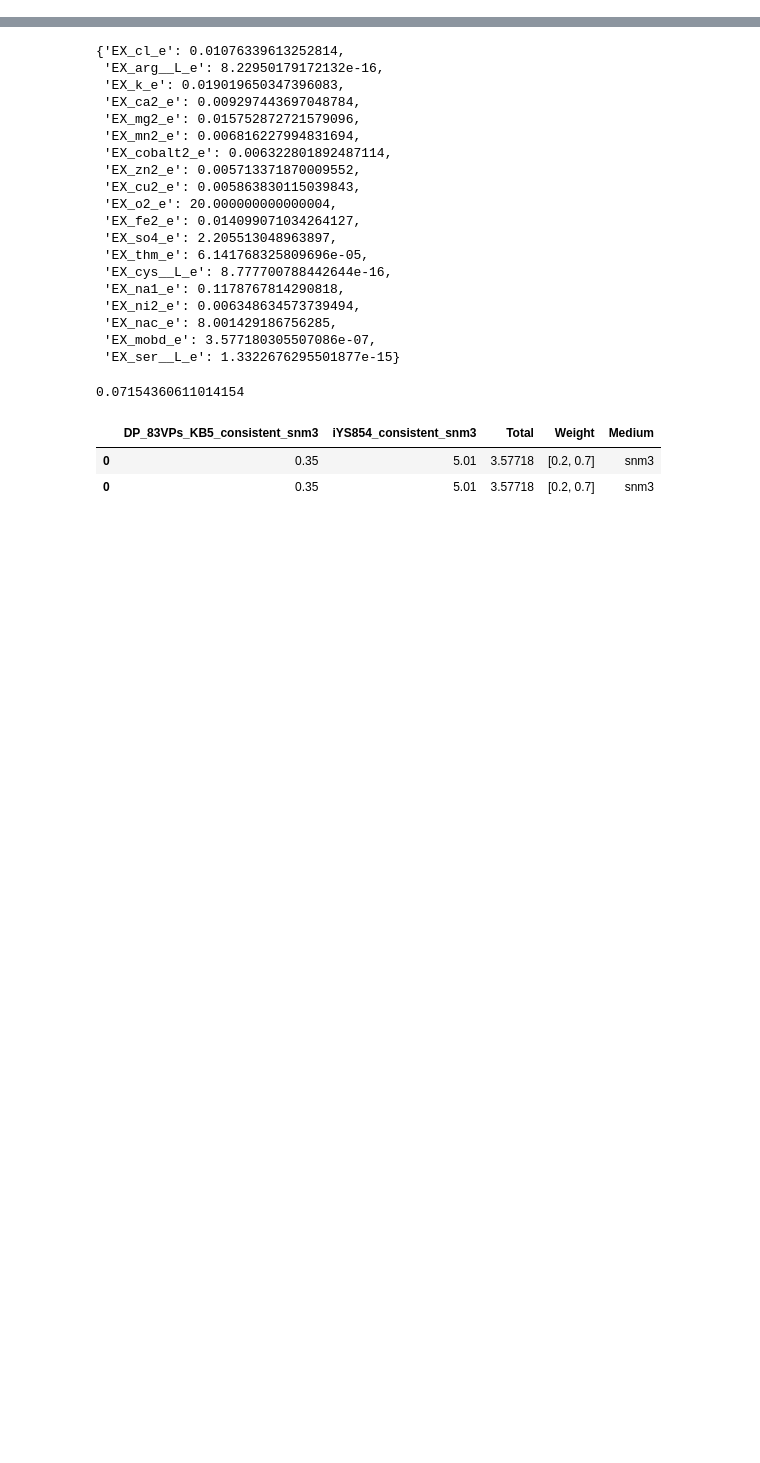
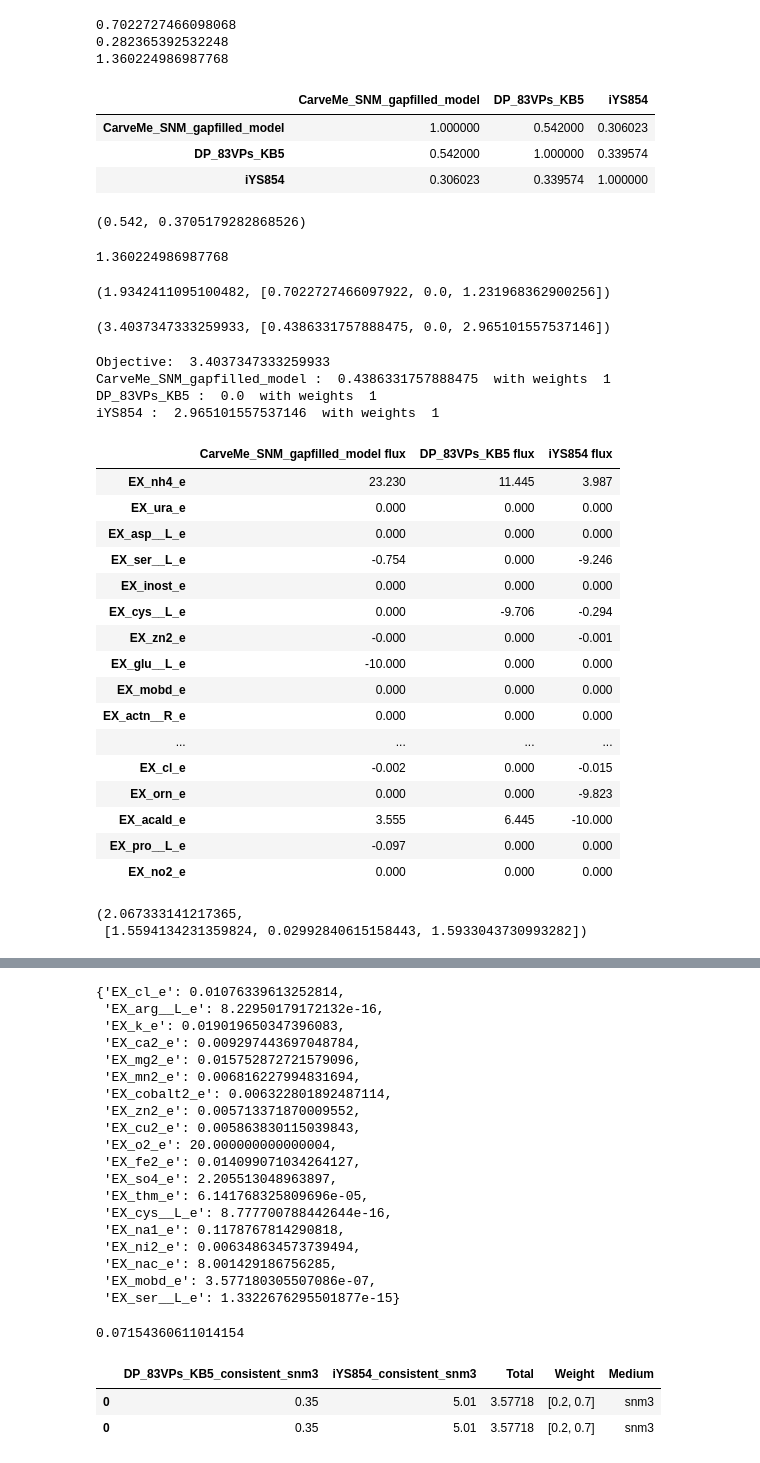
Before and after one commit to manuelgloeckler/ncmw, a Jupyter notebook: testings.ipynb, the cells around one changed output, grey strips where cells are left out. Cells and saved outputs as stored; diff of their text form; code cells hidden in the pictures; blank space fills up the shorter version.

```diff
--- a/testings.ipynb
+++ b/testings.ipynb
@@ -14,0 +17,9 @@ import cobra
+# %%
+models = get_models("models")
+# %%
+for model in models:
+    print(model.slim_optimize())
+# %% [output]
+0.7022727466098068
+0.282365392532248
+1.360224986987768
@@ -14,0 +42,21 @@ import cobra
+# %%
+df1
+# %% [output]
+|  | CarveMe_SNM_gapfilled_model | DP_83VPs_KB5 | iYS854 |
+| CarveMe_SNM_gapfilled_model | 1.000000 | 0.542000 | 0.306023 |
+| DP_83VPs_KB5 | 0.542000 | 1.000000 | 0.339574 |
+| iYS854 | 0.306023 | 0.339574 | 1.000000 |
+# %%
+jaccard_similarity(models[0], models[1])
+# %% [output]
+(0.542, 0.3705179282868526)
+# %%
+models[2].slim_optimize()
+# %% [output]
+1.360224986987768
+# %%
+model = ShuttleCommunityModel(models)
+# %%
+model.optimize()
+# %% [output]
+(1.9342411095100482, [0.7022727466097922, 0.0, 1.231968362900256])
@@ -14,0 +65,35 @@ import cobra
+# %%
+model.weights = [1,1,1]
+model.optimize()
+# %% [output]
+(3.4037347333259933, [0.4386331757888475, 0.0, 2.965101557537146])
+# %%
+model.summary()
+# %% [output]
+Objective:  3.4037347333259933
+CarveMe_SNM_gapfilled_model :  0.4386331757888475  with weights  1
+DP_83VPs_KB5 :  0.0  with weights  1
+iYS854 :  2.965101557537146  with weights  1
+|  | CarveMe_SNM_gapfilled_model flux | DP_83VPs_KB5 flux | iYS854 flux |
+| EX_nh4_e | 23.230 | 11.445 | 3.987 |
+| EX_ura_e | 0.000 | 0.000 | 0.000 |
+| EX_asp__L_e | 0.000 | 0.000 | 0.000 |
+| EX_ser__L_e | -0.754 | 0.000 | -9.246 |
+| EX_inost_e | 0.000 | 0.000 | 0.000 |
+| EX_cys__L_e | 0.000 | -9.706 | -0.294 |
+| EX_zn2_e | -0.000 | 0.000 | -0.001 |
+| EX_glu__L_e | -10.000 | 0.000 | 0.000 |
+| EX_mobd_e | 0.000 | 0.000 | 0.000 |
+| EX_actn__R_e | 0.000 | 0.000 | 0.000 |
+| ... | ... | ... | ... |
+| EX_cl_e | -0.002 | 0.000 | -0.015 |
+| EX_orn_e | 0.000 | 0.000 | -9.823 |
+| EX_acald_e | 3.555 | 6.445 | -10.000 |
+| EX_pro__L_e | -0.097 | 0.000 | 0.000 |
+| EX_no2_e | 0.000 | 0.000 | 0.000 |
+# %%
+model.weights = [1,1,0.3]
+model.optimize()
+# %% [output]
+(2.067333141217365,
+ [1.5594134231359824, 0.02992840615158443, 1.5933043730993282])
```
Also changed, not shown: parts of 12 cells of this notebook, 17 other files.
